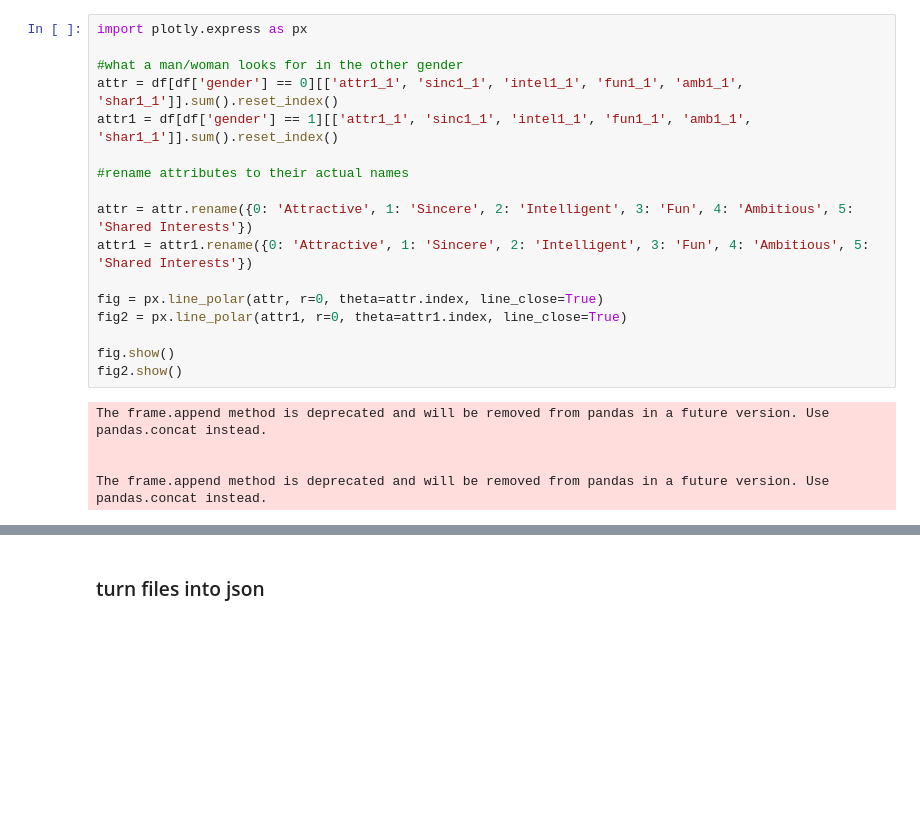
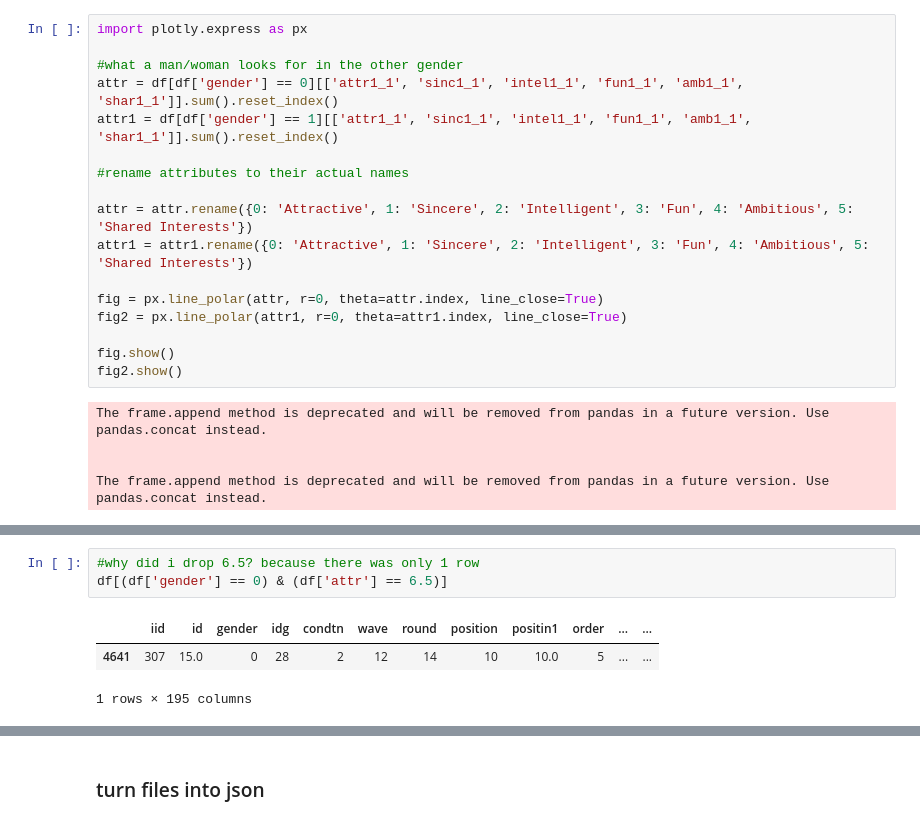
Before and after one commit to hugotomita1201/code_pudding_data, a Jupyter notebook: speed_dating_hugo.ipynb, the cells around one changed output, grey strips where cells are left out. Saved outputs shown, nothing was run; the diff lists cells and outputs as text; blank space fills up the shorter version.

```diff
--- a/speed_dating_hugo.ipynb
+++ b/speed_dating_hugo.ipynb
@@ -294,0 +344,7 @@ The frame.append method is deprecated and will be removed from pandas in a futur
+# %%
+#why did i drop 6.5? because there was only 1 row
+df[(df['gender'] == 0) & (df['attr'] == 6.5)]
+# %% [output]
+|  | iid | id | gender | idg | condtn | wave | round | position | positin1 | order | ... | ... |
+| 4641 | 307 | 15.0 | 0 | 28 | 2 | 12 | 14 | 10 | 10.0 | 5 | ... | ... |
+1 rows × 195 columns
```
Also changed, not shown: parts of 6 cells of this notebook, 3 other files.
